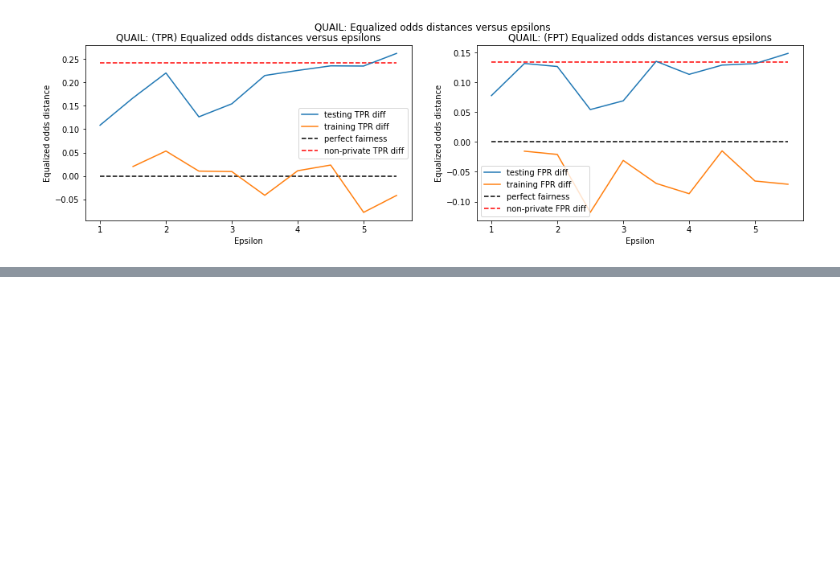
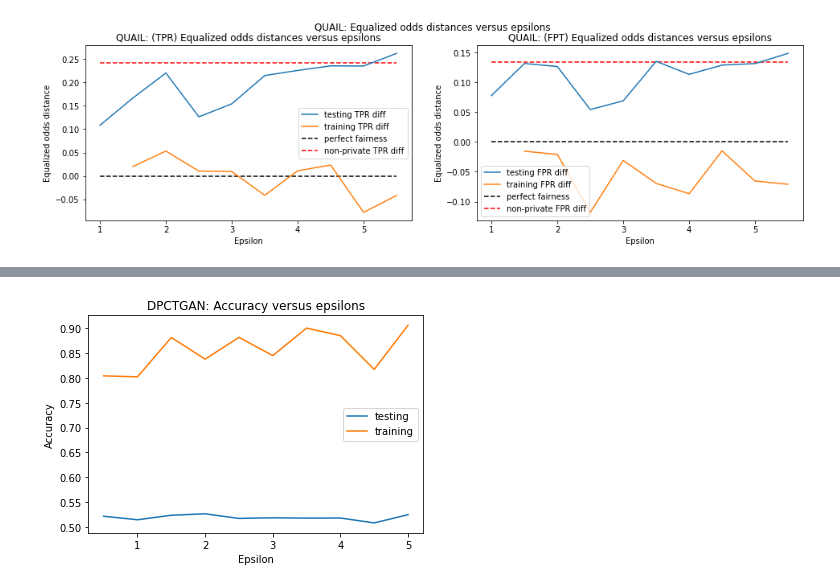
Before and after one commit to kgrabarz/microsoft_capstone_fall_2021, a Jupyter notebook: Code/Pipelines_and_EDA/5_COMPAS_Synthesizers.ipynb, the cells around one changed output, grey strips where cells are left out. Drawn from its saved outputs; the diff is of its cells as text; code cells hidden in the pictures; blank space fills up the shorter version.

```diff
--- a/Code/Pipelines_and_EDA/5_COMPAS_Synthesizers.ipynb
+++ b/Code/Pipelines_and_EDA/5_COMPAS_Synthesizers.ipynb
@@ -373,0 +430,4 @@ plotEqualizedOdds("QUAIL", test_results, train_results, epsilons)
+# %%
+plotAccuracy("DPCTGAN", test_results, train_results, epsilons)
+# %% [output]
+[figure, added]
```
Also changed, not shown: parts of 25 cells of this notebook, 2 other files.
